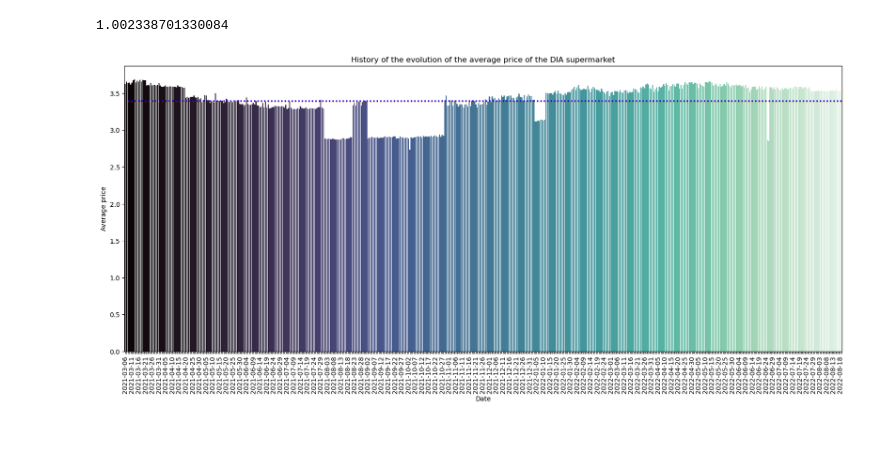
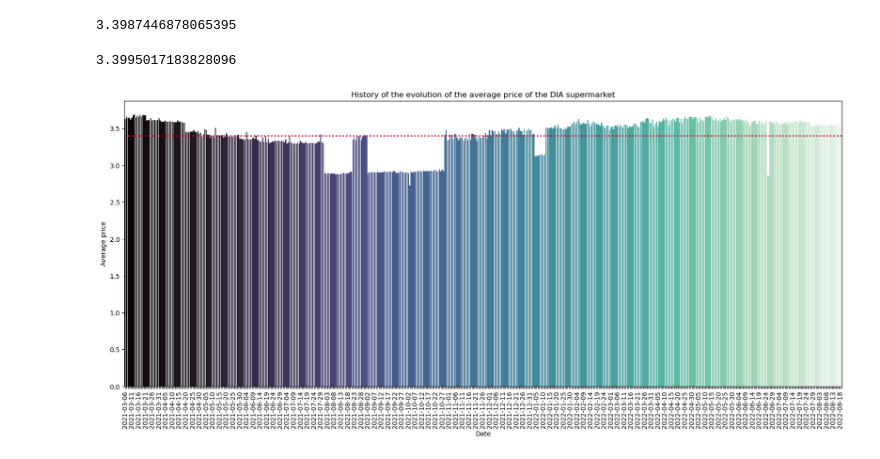
Before and after one commit to juanmolera/ETL-project, a Jupyter notebook: notebooks/test.ipynb, the cells around one changed output. Drawn from its saved outputs; the diff is of its cells as text; code cells hidden in the pictures.

```diff
--- a/notebooks/test.ipynb
+++ b/notebooks/test.ipynb
@@ -14,11 +14,21 @@ from datetime import datetime
 from tqdm import tqdm
 # %%
 # Reads csvs
-initial = pd.read_csv('../eda/initial.csv', index_col = 0)
-scraped = pd.read_csv('../eda/scraped.csv', index_col = 0)
+initial = pd.read_csv('../eda/initial.csv', index_col = 0) #2021-03-06 #2022-08-18
+scraped = pd.read_csv('../eda/scraped.csv', index_col = 0) # 2023-07-10
 
 scraped['hue'] = 'scraped'
 initial['hue'] = 'initial'
+
+scraped.drop(scraped[scraped['category'] == 'solidario'].index, inplace = True)
+scraped.drop(scraped[scraped['category'] == 'navidad'].index, inplace = True)
+scraped.drop(scraped[scraped['category'] == 'internacional'].index, inplace = True)
+
+initial.drop(initial[initial['category'] == 'solidario'].index, inplace = True)
+initial.drop(initial[initial['category'] == 'navidad'].index, inplace = True)
+initial.drop(initial[initial['category'] == 'internacional'].index, inplace = True)
+
+initial.dropna(axis=0, inplace=True)
 
 frames = [initial, scraped]
 concatenation = pd.concat(frames)
@@ -50,7 +41,11 @@ mean_23 = sum(scraped['price']) / len(scraped['price'])
 # %%
-mean_23 / mean_21_22
+mean_23
 # %% [output]
-1.002338701330084
+3.3987446878065395
+# %%
+mean_21_22
+# %% [output]
+3.3995017183828096
 # %%
 mean_price_evolution = {'dates': [], 'mean_prices': []}
 
@@ -60,21 +55,21 @@ for d in tqdm(unique_dates):
 # %%
 plt.figure(figsize =(20,8))
 
 bar_plot = sns.barplot(x = mean_price_evolution['dates'], y = mean_price_evolution['mean_prices'], palette= "mako")
 
 plt.title('History of the evolution of the average price of the DIA supermarket')
 plt.xlabel('Date')
 plt.ylabel('Average price')
 plt.xticks(rotation=90);
 
-plt.axhline(mean_21_22, color='red', linewidth=2, linestyle='dotted')
-plt.axhline(mean_23, color='blue', linewidth=2, linestyle='dotted')
+plt.axhline(mean_21_22, color='blue', linewidth=2, linestyle='dotted')
+plt.axhline(mean_23, color='red', linewidth=2, linestyle='dotted')
 
 for index, label in enumerate(bar_plot.get_xticklabels()):
    if index % 5 == 0:
       label.set_visible(True)
    else:
       label.set_visible(False)
 plt.show()
 # %% [output]
-[figure, old version]
+[figure, new version]
```
Also changed, not shown: parts of 20 cells of this notebook, 5 other files.
